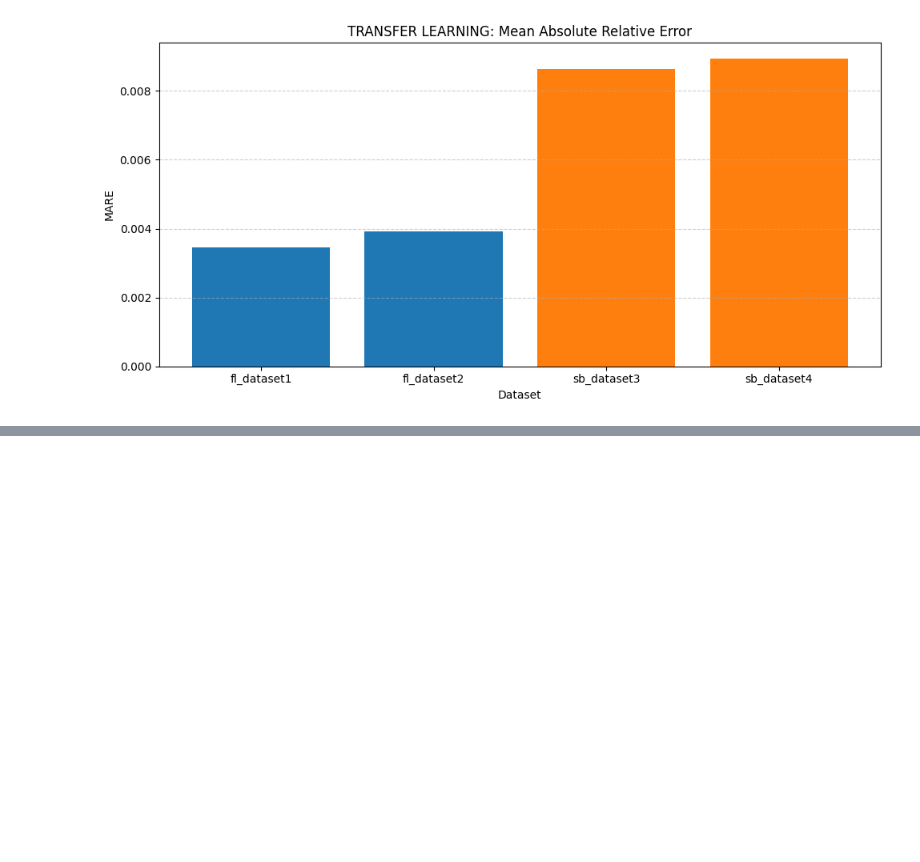
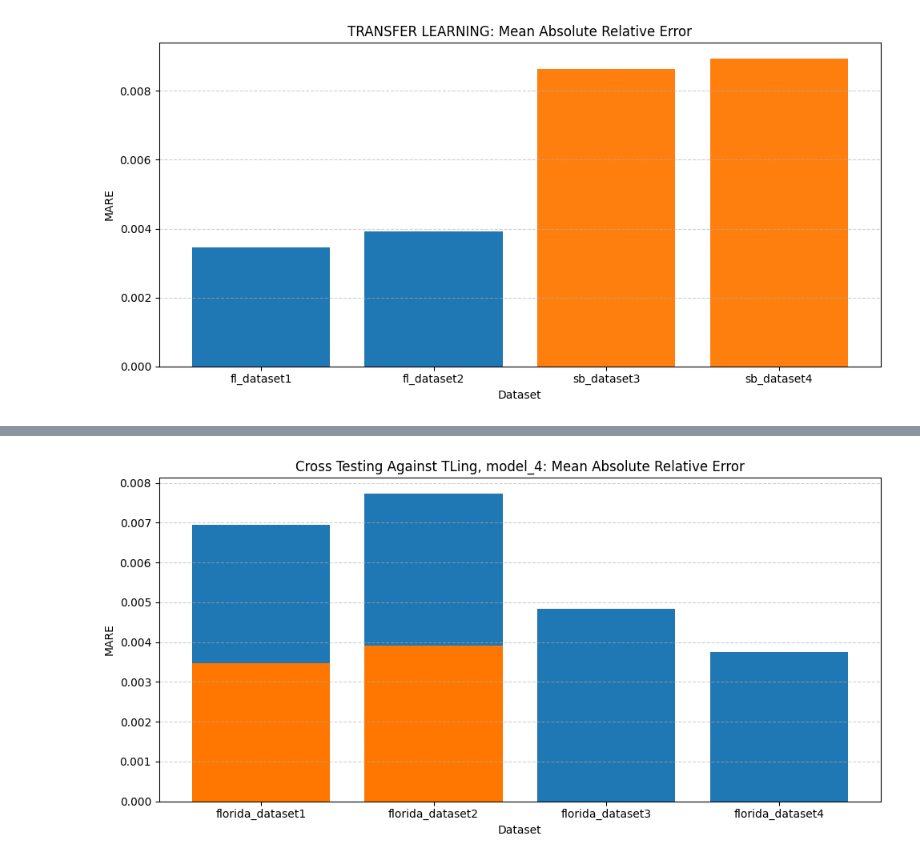
Before and after one commit to rzv09/smores_proj, a Jupyter notebook: src/plotting_bars.ipynb, the cells around one changed output, grey strips where cells are left out. Saved outputs shown, nothing was run; the diff lists cells and outputs as text; code cells hidden in the pictures; blank space fills up the shorter version.

```diff
--- a/src/plotting_bars.ipynb
+++ b/src/plotting_bars.ipynb
@@ -25,0 +59,4 @@ plot(TL_filepath, 'TRANSFER')
+# %%
+plot(CT_filepath, TL_filepath, 'Cross Testing Against TLing', 'model_4')
+# %% [output]
+[figure, added]
```
Also changed, not shown: parts of 10 cells of this notebook, 9 other files.
